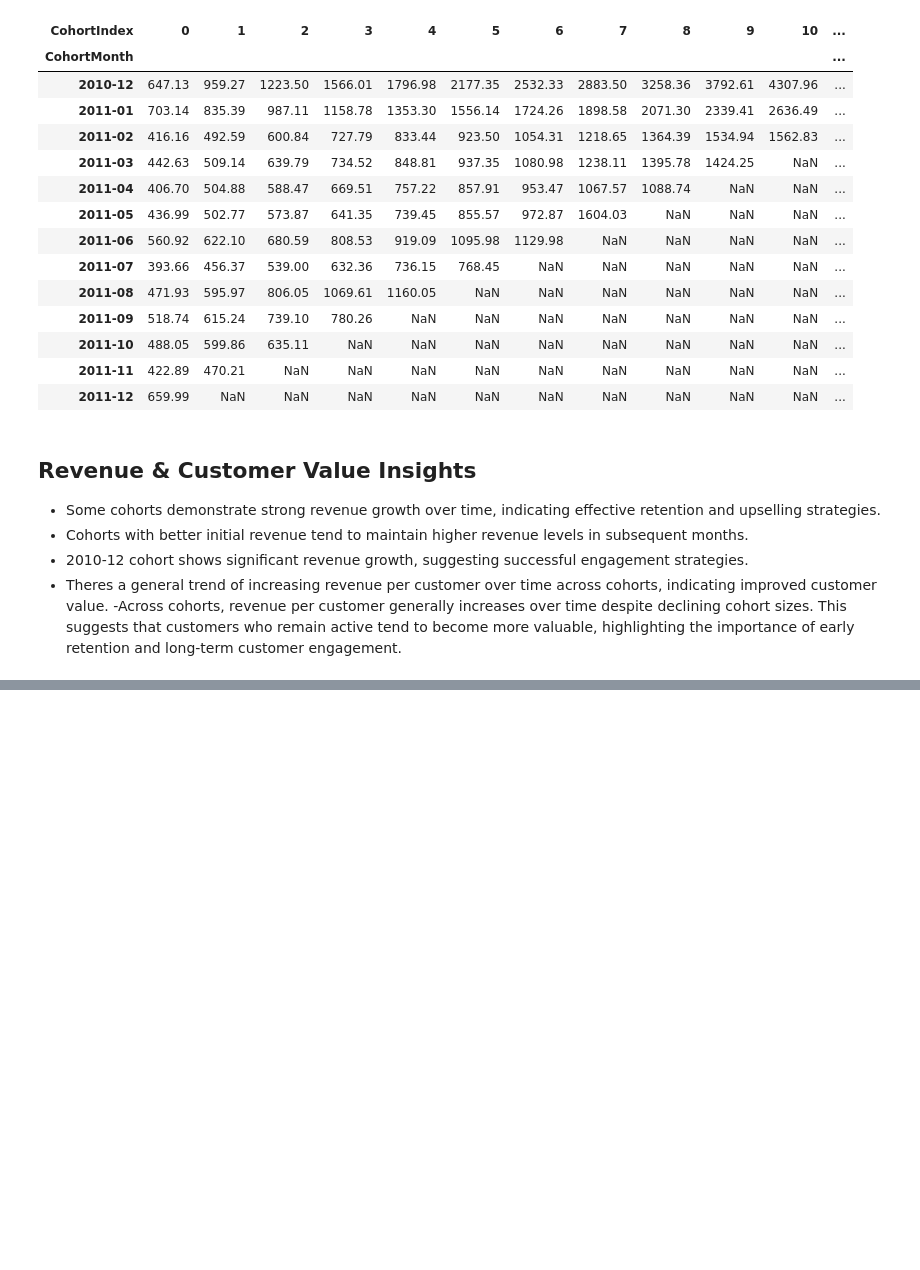
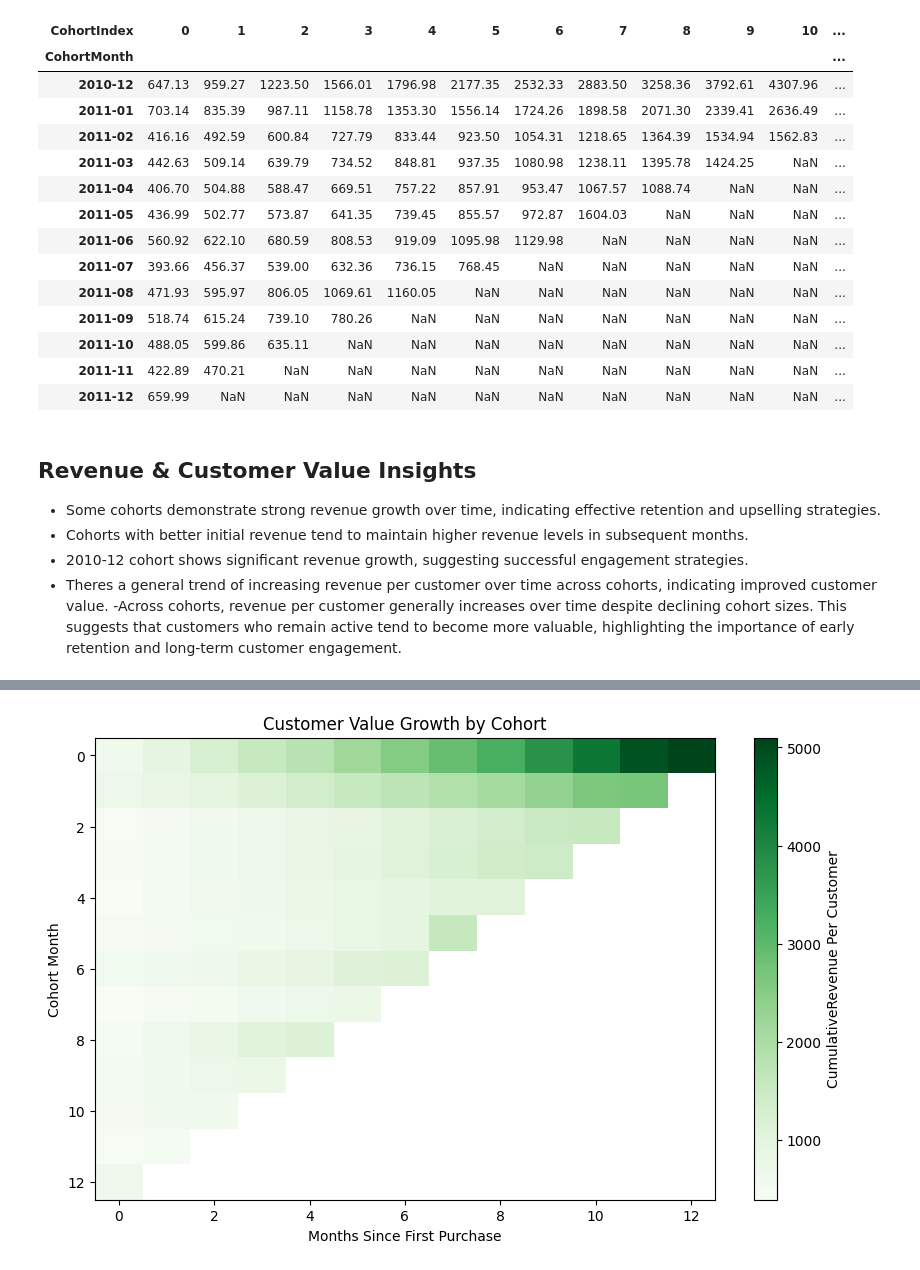
Before and after one commit to BoiDrew/revenue-retention-analysis, a Jupyter notebook: notebooks/revenue_retention_value.ipynb, the cells around one changed output, grey strips where cells are left out. Saved outputs shown, nothing was run; the diff lists cells and outputs as text; code cells hidden in the pictures; blank space fills up the shorter version.

```diff
--- a/notebooks/revenue_retention_value.ipynb
+++ b/notebooks/revenue_retention_value.ipynb
@@ -192,0 +260,17 @@ Rentation efforts should focus on the first few months after acquisition, where
+# %%
+# Plot Revenue per Customer Heatmap (VALUE BEHAVIOUR)
+
+# - Each row represents a cohort (based on the customer's first purchase month)
+# - Each column represents the number of months since that first purchase
+# - The color intensity shows how customer value grows over time
+# This chart helps identify patterns in customer lifetime value (LTV) across cohorts.
+
+plt.figure(figsize=(10, 6))
+plt.imshow(revenue_per_customer, aspect='auto', cmap='Greens')
+plt.colorbar(label='CumulativeRevenue Per Customer')
+plt.title('Customer Value Growth by Cohort')
+plt.xlabel('Months Since First Purchase')
+plt.ylabel('Cohort Month')
+plt.show()
+# %% [output]
+[figure, added]
```
Also changed, not shown: parts of 7 cells of this notebook, 1 other file.
